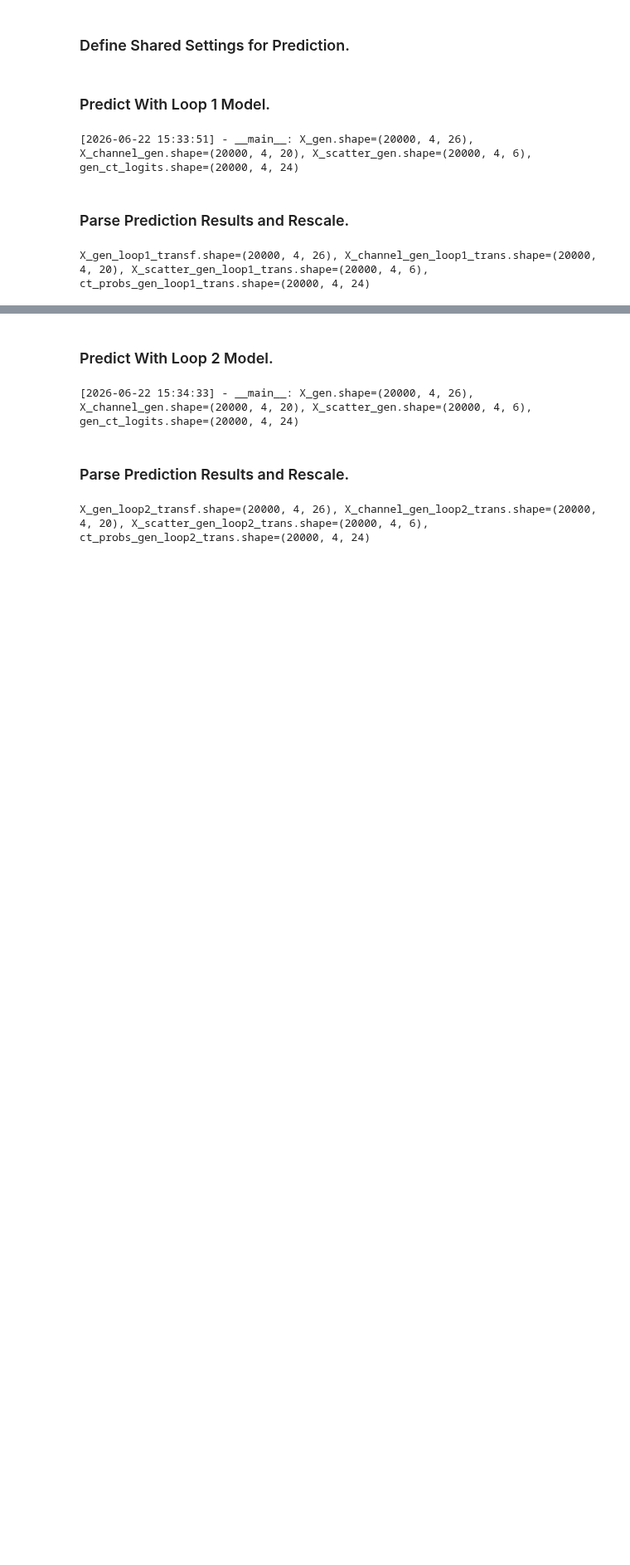
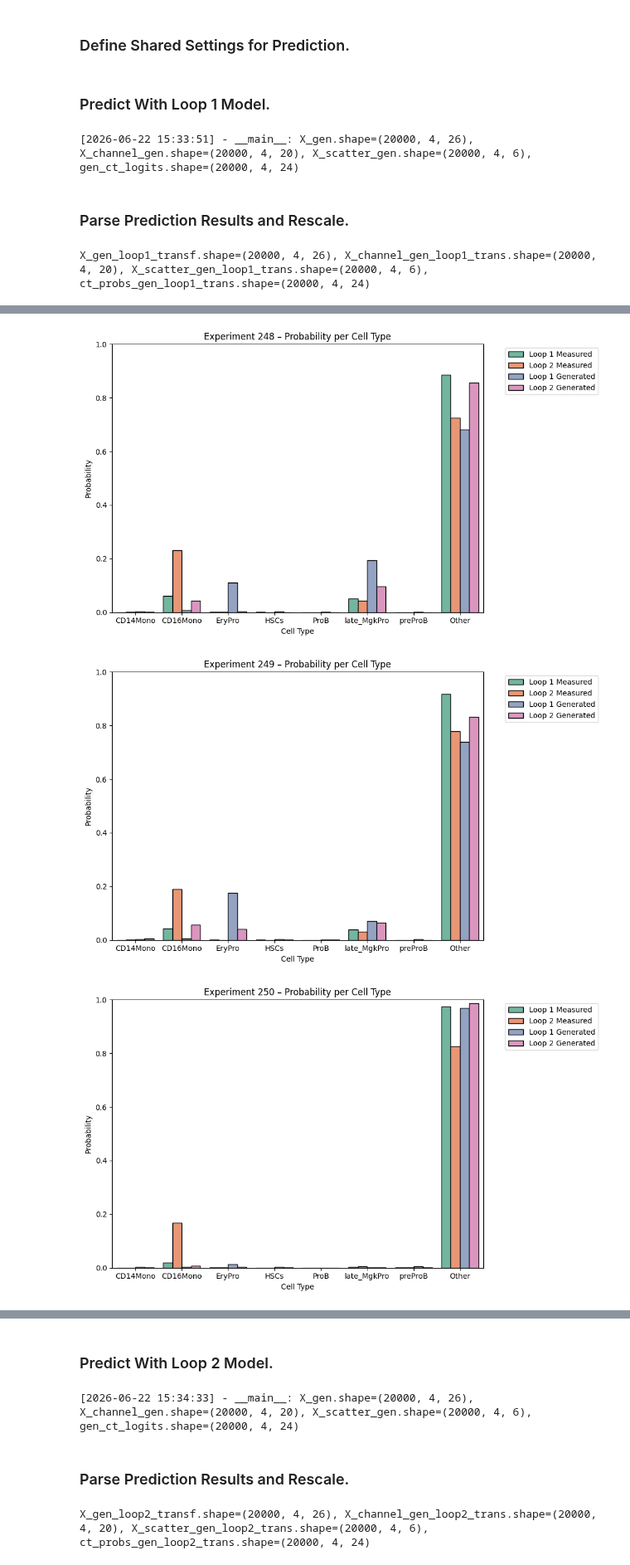
Before and after one commit to theislab/LabCompass-reproducibility, a Jupyter notebook: forward/conditional_model/flow_matching/notebooks/check_forward_improvement_after_loop2/compare_loop1_loop2_on_loop2p5.ipynb, the cells around one changed output, grey strips where cells are left out. Shown at 83% size. Cells and saved outputs as stored; diff of their text form; code cells hidden in the pictures; blank space fills up the shorter version.

```diff
--- a/forward/conditional_model/flow_matching/notebooks/check_forward_improvement_after_loop2/compare_loop1_loop2_on_loop2p5.ipynb
+++ b/forward/conditional_model/flow_matching/notebooks/check_forward_improvement_after_loop2/compare_loop1_loop2_on_loop2p5.ipynb
@@ -343,15 +355,26 @@ dataset_g_loop2 = TensorDataset(X_torch_trasnf2_g)
 dataloader_loop2 = DataLoader(dataset_g_loop2, batch_size=10_000, shuffle=False)
 
 # ---- List to store the predictions ----
+ct_logits_loop2 = []
+ct_probs_loop2 = []
 ct_preds_loop2 = []
 
 # ---- Classify cell types ---
 with torch.no_grad():
-    for xb in tqdm(dataloader_loop2):
+    for xb in tqdm(dataloader_loop1):
         xb = xb[0]
-        xb = xb.to(target_prediction_model_loop2.device)
-        y_pred = target_prediction_model_loop2.predict(xb)["cell_type_leiden"].argmax(1)
-        ct_preds_loop2.append(y_pred.cpu().detach().numpy())
+        xb = xb.to(target_prediction_model_loop1.device)
+
+        y_logits = target_prediction_model_loop2.predict(xb)["cell_type_leiden"]
+        y_probs = torch.nn.functional.softmax(y_logits, dim=-1)
+        y_label = y_probs.argmax(-1)
+
+        ct_logits_loop2.append(y_logits.cpu().detach().numpy())
+        ct_probs_loop2.append(y_probs.cpu().detach().numpy())
+        ct_preds_loop2.append(y_label.cpu().detach().numpy())
+
+ct_logits_loop2 = np.concatenate(ct_logits_loop2)
+ct_probs_loop2 = np.concatenate(ct_probs_loop2)
 ct_preds_loop2 = np.concatenate(ct_preds_loop2)
 
 # ---- Decode predicted cell types ----
@@ -417,0 +576,38 @@ X_gen_loop1_transf.shape=(20000, 4, 26), X_channel_gen_loop1_trans.shape=(20000,
+# %%
+# --- Define map for DataFrames in each case  ---
+mapped_dfs = {
+    "Loop 1 Measured": mapped_mean_probs_df1,
+    "Loop 2 Measured": mapped_mean_probs_df2,
+    "Loop 1 Generated": gen_mapped_mean_probs_df1,
+    "Loop 2 Generated": gen_mapped_mean_probs_df2,
+}
+
+# ---- Iterate over experiment numbers ---
+for exp in exp_numbers:
+    # ---- Build a temporary long-form DataFrame for this experiment ----
+    rows = []
+    for case, df in mapped_dfs.items():
+        # Get the row for this experiment
+        exp_row = df.loc[exp]  # a Series with cell types as index
+        for cell_type, prob in exp_row.items():
+            rows.append({
+                'Cell Type': cell_type,
+                'Probability': prob,
+                'Case': case
+            })
+    plot_df = pd.DataFrame(rows)
+
+    # Create the bar plot
+    plt.figure(figsize=(10, 6))
+    sns.barplot(data=plot_df, x='Cell Type', y='Probability', hue='Case',
+                palette='Set2', edgecolor='black')
+    plt.title(f'Experiment {exp} – Probability per Cell Type')
+    plt.ylim(0, 1)                # probabilities are in [0,1]
+    plt.ylabel('Probability')
+    plt.legend(bbox_to_anchor=(1.05, 1), loc='upper left')
+    plt.tight_layout()
+    plt.show()                    # pauses until you close the window
+# %% [output]
+[figure, added]
+[figure, added]
+[figure, added]
```
Also changed, not shown: parts of 8 cells of this notebook.
